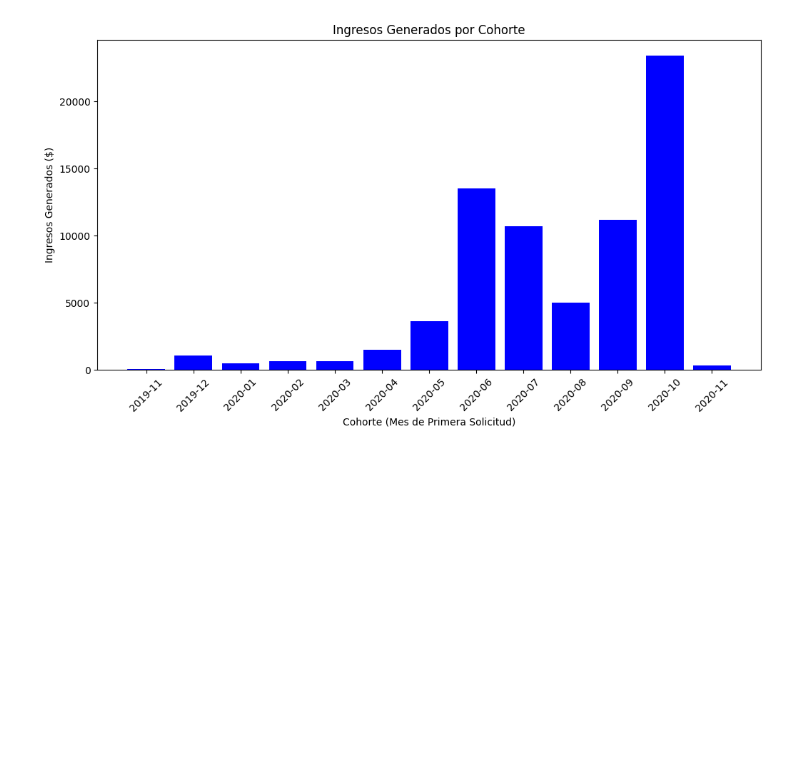
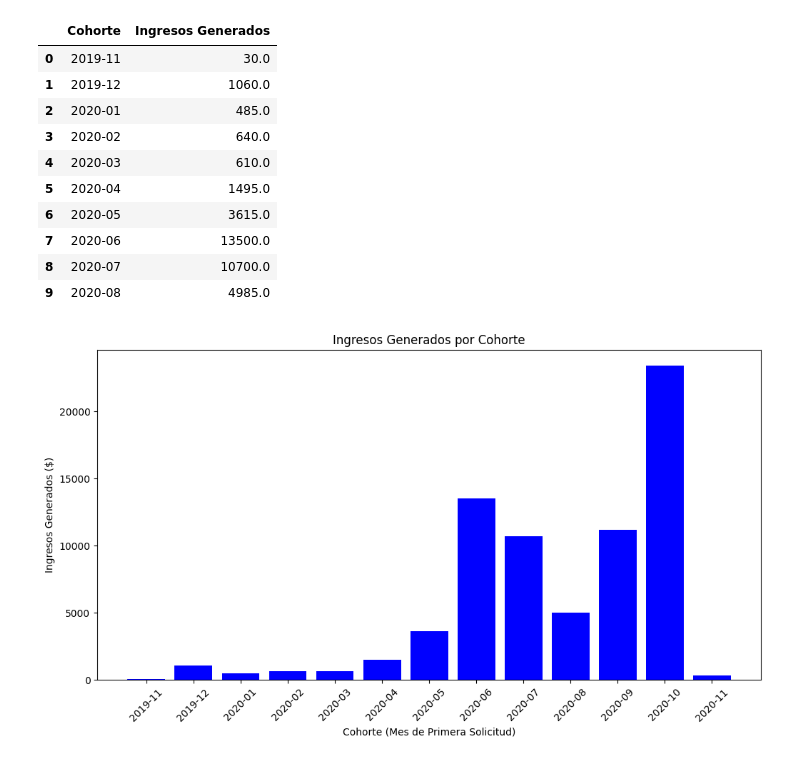
Before and after one commit to Intro-Analisis-Exploratorio-de-Datos/Project1, a Jupyter notebook: IncomeByCohort.ipynb, the cells around one changed output. Drawn from its saved outputs; the diff is of its cells as text; code cells hidden in the pictures; blank space fills up the shorter version.

```diff
--- a/IncomeByCohort.ipynb
+++ b/IncomeByCohort.ipynb
@@ -20,7 +20,21 @@ fees_df = fees_df[~fees_df['status'].isin(['rejected', 'cancelled'])]
 # %%
 # Calcular los ingresos generados por cada cohorte
 cohort_revenue = fees_df.groupby('cohort')['total_amount'].sum().reset_index()
 cohort_revenue.columns = ['Cohorte', 'Ingresos Generados']
+
+cohort_revenue.head(10)
+# %% [output]
+|  | Cohorte | Ingresos Generados |
+| 0 | 2019-11 | 30.0 |
+| 1 | 2019-12 | 1060.0 |
+| 2 | 2020-01 | 485.0 |
+| 3 | 2020-02 | 640.0 |
+| 4 | 2020-03 | 610.0 |
+| 5 | 2020-04 | 1495.0 |
+| 6 | 2020-05 | 3615.0 |
+| 7 | 2020-06 | 13500.0 |
+| 8 | 2020-07 | 10700.0 |
+| 9 | 2020-08 | 4985.0 |
 # %%
 import matplotlib.pyplot as plt
 
```
Also changed, not shown: parts of 3 cells of this notebook.
